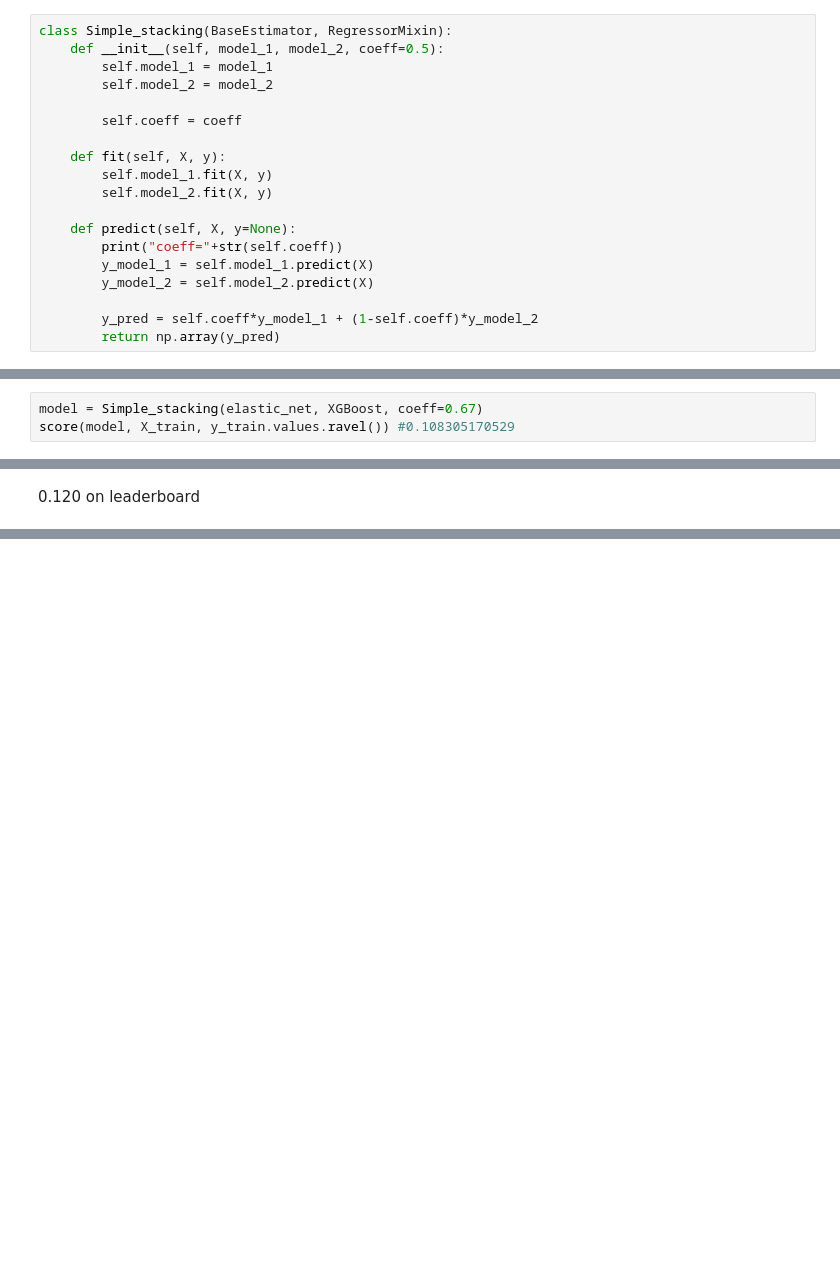
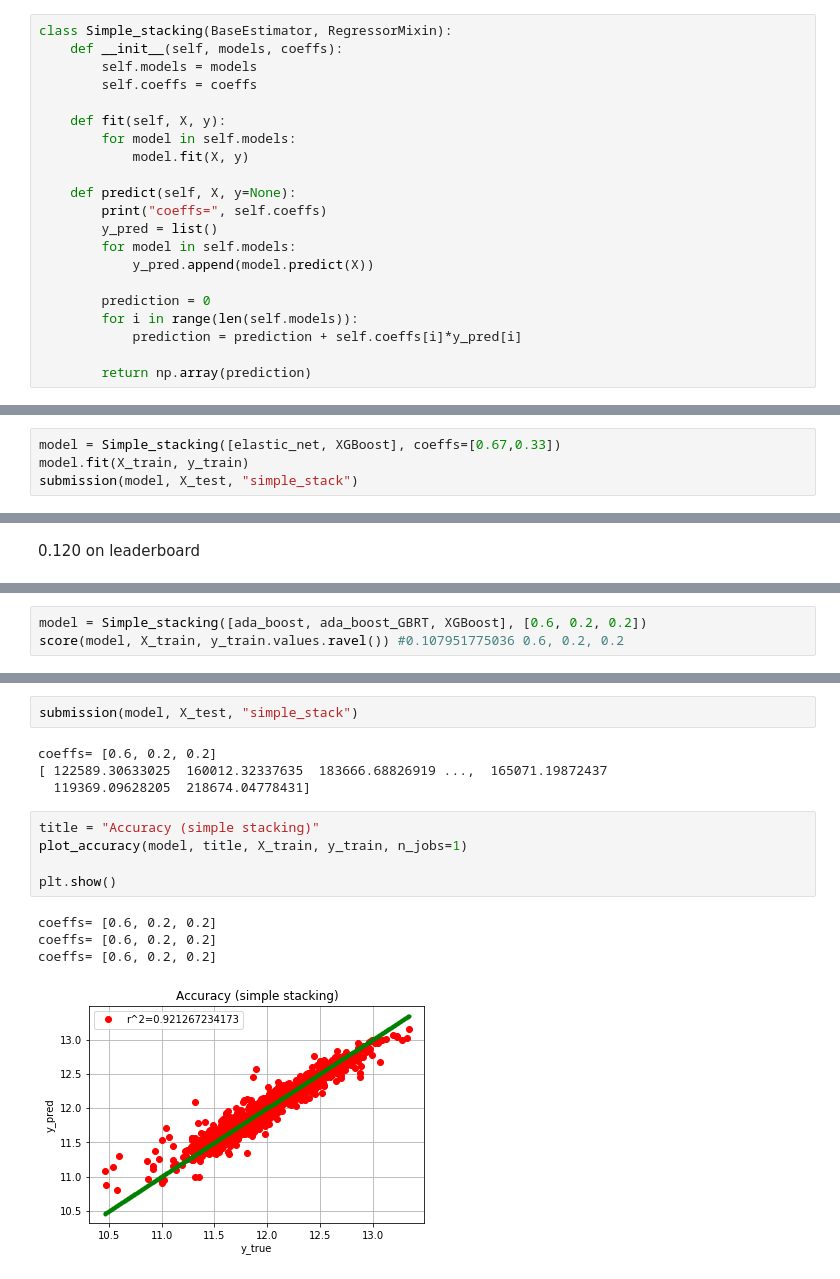
Before and after one commit to antoinecollas/KAGGLE_HOUSE_PRICES, a Jupyter notebook: script/KAGGLE HOUSE PRICES.ipynb, the cells around one changed output, grey strips where cells are left out. Saved outputs shown, nothing was run; the diff lists cells and outputs as text; blank space fills up the shorter version.

```diff
--- a/script/KAGGLE HOUSE PRICES.ipynb
+++ b/script/KAGGLE HOUSE PRICES.ipynb
@@ -632,23 +826,25 @@ Score=0.111944918631
 ## Simple stacking
 # %%
 class Simple_stacking(BaseEstimator, RegressorMixin):
-    def __init__(self, model_1, model_2, coeff=0.5):
-        self.model_1 = model_1
-        self.model_2 = model_2
-
-        self.coeff = coeff
+    def __init__(self, models, coeffs):
+        self.models = models
+        self.coeffs = coeffs
 
     def fit(self, X, y):
-        self.model_1.fit(X, y)
-        self.model_2.fit(X, y)
+        for model in self.models:
+            model.fit(X, y)
 
     def predict(self, X, y=None):
-        print("coeff="+str(self.coeff))
-        y_model_1 = self.model_1.predict(X)
-        y_model_2 = self.model_2.predict(X)
+        print("coeffs=", self.coeffs)
+        y_pred = list()
+        for model in self.models:
+            y_pred.append(model.predict(X))
 
-        y_pred = self.coeff*y_model_1 + (1-self.coeff)*y_model_2
-        return np.array(y_pred)
+        prediction = 0
+        for i in range(len(self.models)):
+            prediction = prediction + self.coeffs[i]*y_pred[i]
+
+        return np.array(prediction)
 # %%
 param_dist = {
     "coeff": uniform(loc=0, scale=1),
@@ -656,6 +852,7 @@ param_dist = {
 #model = Simple_stacking(elastic_net, XGBoost)
 #optimize_hyperparameters_random(model, param_dist, 10, X_train, y_train.values.ravel(), n_jobs=1)
 # %%
-model = Simple_stacking(elastic_net, XGBoost, coeff=0.67)
-score(model, X_train, y_train.values.ravel()) #0.108305170529
+model = Simple_stacking([elastic_net, XGBoost], coeffs=[0.67,0.33])
+model.fit(X_train, y_train)
+submission(model, X_test, "simple_stack")
 # %% [output]
@@ -677,0 +875,3 @@ coeff=0.67
+# %%
+model = Simple_stacking([ada_boost, ada_boost_GBRT, XGBoost], [0.6, 0.2, 0.2])
+score(model, X_train, y_train.values.ravel()) #0.107951775036 0.6, 0.2, 0.2
@@ -677,0 +886,16 @@ coeff=0.67
+# %%
+submission(model, X_test, "simple_stack")
+# %% [output]
+coeffs= [0.6, 0.2, 0.2]
+[ 122589.30633025  160012.32337635  183666.68826919 ...,  165071.19872437
+  119369.09628205  218674.04778431]
+# %%
+title = "Accuracy (simple stacking)"
+plot_accuracy(model, title, X_train, y_train, n_jobs=1)
+
+plt.show()
+# %% [output]
+coeffs= [0.6, 0.2, 0.2]
+coeffs= [0.6, 0.2, 0.2]
+coeffs= [0.6, 0.2, 0.2]
+[figure, added]
```
Also changed, not shown: parts of 44 cells of this notebook, 8 other files.
